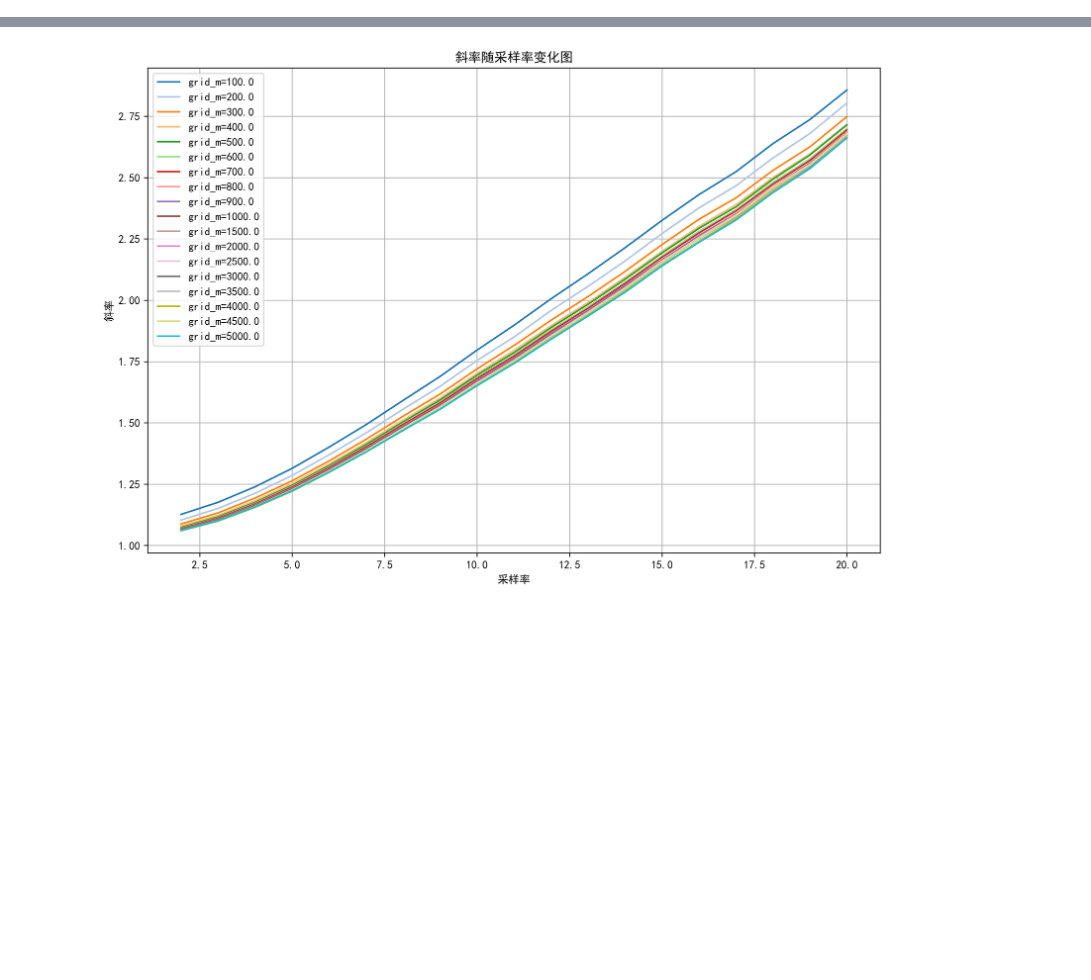
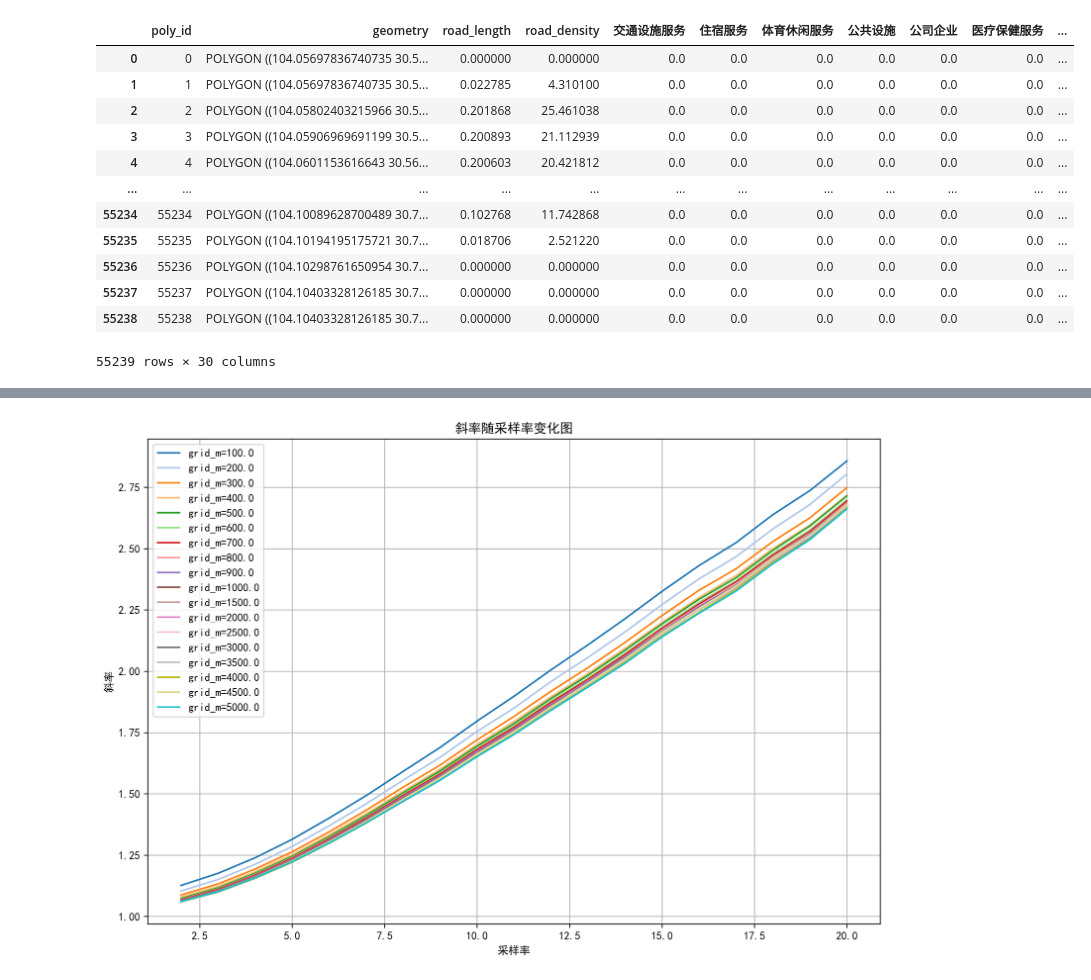
Before and after one commit to yongqi8753/kk_my_code, a Jupyter notebook: 线性模型.ipynb, the cells around one changed output, grey strips where cells are left out. Saved outputs shown, nothing was run; the diff lists cells and outputs as text; code cells hidden in the pictures; blank space fills up the shorter version.

```diff
--- a/线性模型.ipynb
+++ b/线性模型.ipynb
@@ -19,5 +19,23 @@ from tqdm.notebook import tqdm
 import geopandas as gpd
 import transbigdata as tbd
 import geoplot as gplt
+# %%
+df1 = pd.read_csv('E:/Data/mobike201803/sample_rate_grid/sample_rate10_rect100.csv')
+# %%
+df1
+# %% [output]
+|  | poly_id | geometry | road_length | road_density | 交通设施服务 | 住宿服务 | 体育休闲服务 | 公共设施 | 公司企业 | 医疗保健服务 | ... |
+| 0 | 0 | POLYGON ((104.05697836740735 30.5... | 0.000000 | 0.000000 | 0.0 | 0.0 | 0.0 | 0.0 | 0.0 | 0.0 | ... |
+| 1 | 1 | POLYGON ((104.05697836740735 30.5... | 0.022785 | 4.310100 | 0.0 | 0.0 | 0.0 | 0.0 | 0.0 | 0.0 | ... |
+| 2 | 2 | POLYGON ((104.05802403215966 30.5... | 0.201868 | 25.461038 | 0.0 | 0.0 | 0.0 | 0.0 | 0.0 | 0.0 | ... |
+| 3 | 3 | POLYGON ((104.05906969691199 30.5... | 0.200893 | 21.112939 | 0.0 | 0.0 | 0.0 | 0.0 | 0.0 | 0.0 | ... |
+| 4 | 4 | POLYGON ((104.0601153616643 30.56... | 0.200603 | 20.421812 | 0.0 | 0.0 | 0.0 | 0.0 | 0.0 | 0.0 | ... |
+| ... | ... | ... | ... | ... | ... | ... | ... | ... | ... | ... | ... |
+| 55234 | 55234 | POLYGON ((104.10089628700489 30.7... | 0.102768 | 11.742868 | 0.0 | 0.0 | 0.0 | 0.0 | 0.0 | 0.0 | ... |
+| 55235 | 55235 | POLYGON ((104.10194195175721 30.7... | 0.018706 | 2.521220 | 0.0 | 0.0 | 0.0 | 0.0 | 0.0 | 0.0 | ... |
+| 55236 | 55236 | POLYGON ((104.10298761650954 30.7... | 0.000000 | 0.000000 | 0.0 | 0.0 | 0.0 | 0.0 | 0.0 | 0.0 | ... |
+| 55237 | 55237 | POLYGON ((104.10403328126185 30.7... | 0.000000 | 0.000000 | 0.0 | 0.0 | 0.0 | 0.0 | 0.0 | 0.0 | ... |
+| 55238 | 55238 | POLYGON ((104.10403328126185 30.7... | 0.000000 | 0.000000 | 0.0 | 0.0 | 0.0 | 0.0 | 0.0 | 0.0 | ... |
+55239 rows × 30 columns
 # %%
 df_all = pd.read_csv('E:/Data/mobike201803/final_data.csv')
```
Also changed, not shown: parts of 3 cells of this notebook, 1 other file.
